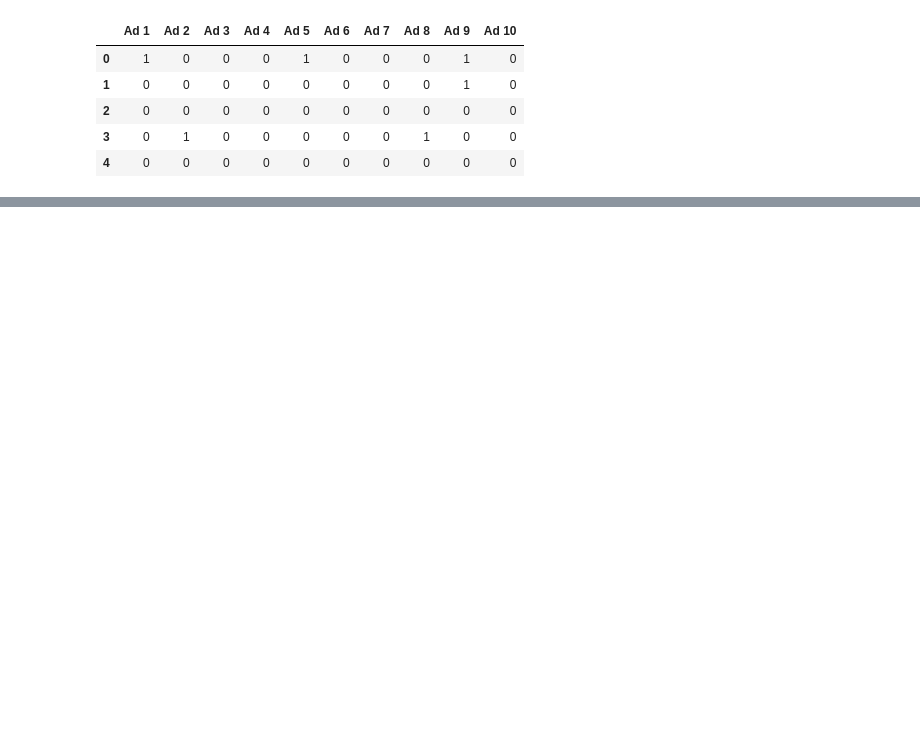
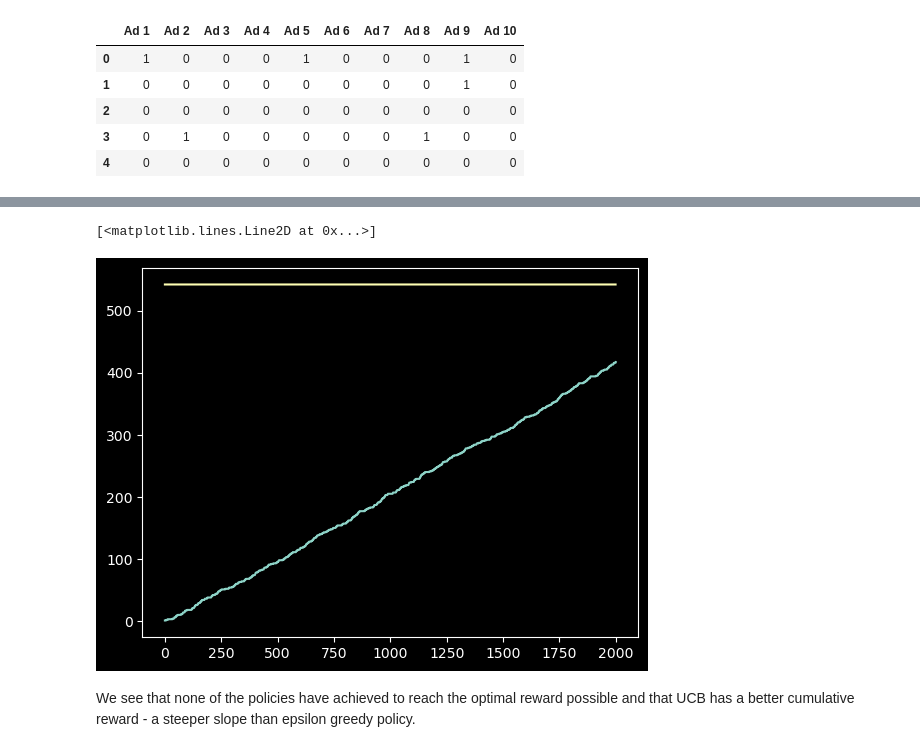
Before and after one commit to dhzdhd/DSE, a Jupyter notebook: Year 3/Semester 6/AI lab/Week 5/W5.ipynb, the cells around one changed output, grey strips where cells are left out. Cells and saved outputs as stored; diff of their text form; code cells hidden in the pictures; blank space fills up the shorter version.

```diff
--- a/Year 3/Semester 6/AI lab/Week 5/W5.ipynb
+++ b/Year 3/Semester 6/AI lab/Week 5/W5.ipynb
@@ -75,10 +98,11 @@ class UCB:
     def __init__(self, c: float) -> None:
         self.values = np.zeros(10)
         self.iterations = 0
-        self.actions = np.zeros(10)
+        self.actions = np.ones(10)
         self.c = c
+        self.cumulative = []
 
-    def update(self, xs: [int]):
+    def update(self, xs: list[int]):
         arm = self.get_arm()
         reward = xs[arm]
 
@@ -86,14 +110,14 @@ class UCB:
         self.iterations += 1
 
         self.values[arm] += reward
+        self.cumulative.append(reward)
 
     def get_arm(self) -> int:
-        avg = self.values / self.actions
         arm = np.argmax(self.values + self.c * np.sqrt(np.log(self.iterations + 1) / self.actions))
         return arm
 
-    def get_result(self) -> [int]:
-        return self.values
+    def get_result(self) -> list[int]:
+        return np.int64(self.values)
 # %%
 ucb = UCB(1.5)
 
@@ -110,0 +162,8 @@ print(ucb.get_result())
+# %%
+plt.plot(np.cumsum(ucb.cumulative))
+plt.plot([optimal for _ in range(2000)])
+# %% [output]
+[<matplotlib.lines.Line2D at 0x...>]
+[figure, added]
+# %% [markdown]
+We see that none of the policies have achieved to reach the optimal reward possible and that UCB has a better cumulative reward - a steeper slope than epsilon greedy policy.
```
Also changed, not shown: parts of 15 cells of this notebook, 4 other files.
